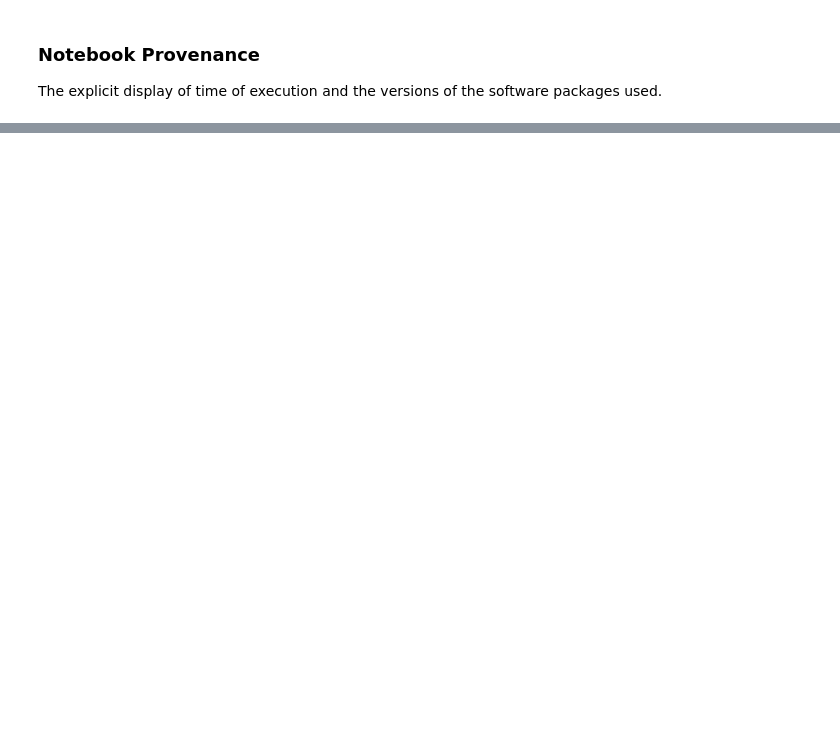
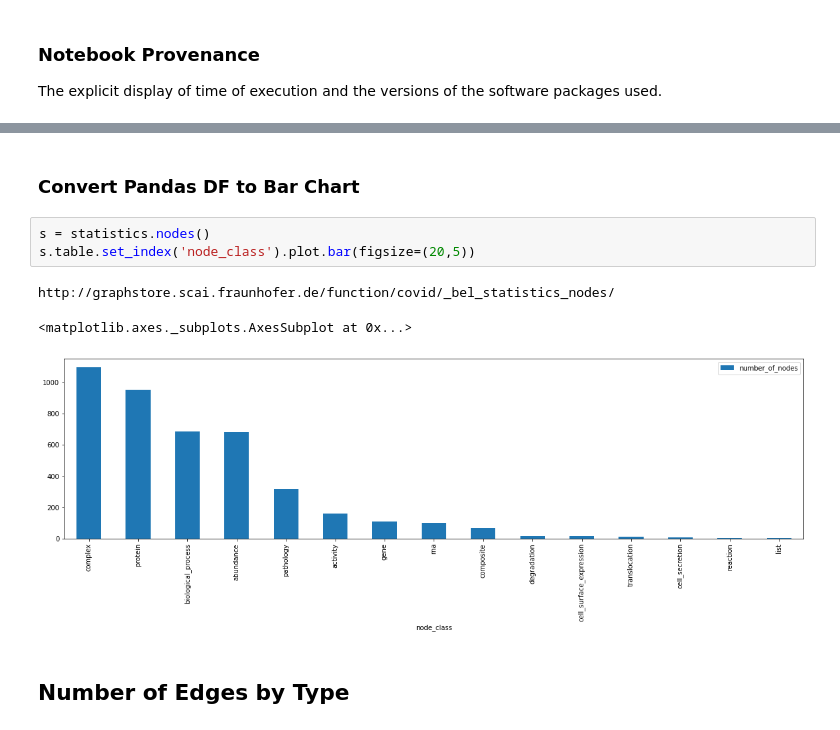
Before and after one commit to covid19kg/Analysis, a Jupyter notebook: notebooks/covid19kg_stats_table.ipynb, the cells around one changed output, grey strips where cells are left out. Saved outputs shown, nothing was run; the diff lists cells and outputs as text; blank space fills up the shorter version.

```diff
--- a/notebooks/covid19kg_stats_table.ipynb
+++ b/notebooks/covid19kg_stats_table.ipynb
@@ -138,0 +96,11 @@ covid19_kg_stats_df.to_csv("covid19_kg_stats.tsv", sep='\t')
+# %% [markdown]
+### Convert Pandas DF to Bar Chart
+# %%
+s = statistics.nodes()
+s.table.set_index('node_class').plot.bar(figsize=(20,5))
+# %% [output]
+http://graphstore.scai.fraunhofer.de/function/covid/_bel_statistics_nodes/
+<matplotlib.axes._subplots.AxesSubplot at 0x...>
+[figure, added]
+# %% [markdown]
+## Number of Edges by Type
```
Also changed, not shown: parts of 33 cells of this notebook, 1 other file.
